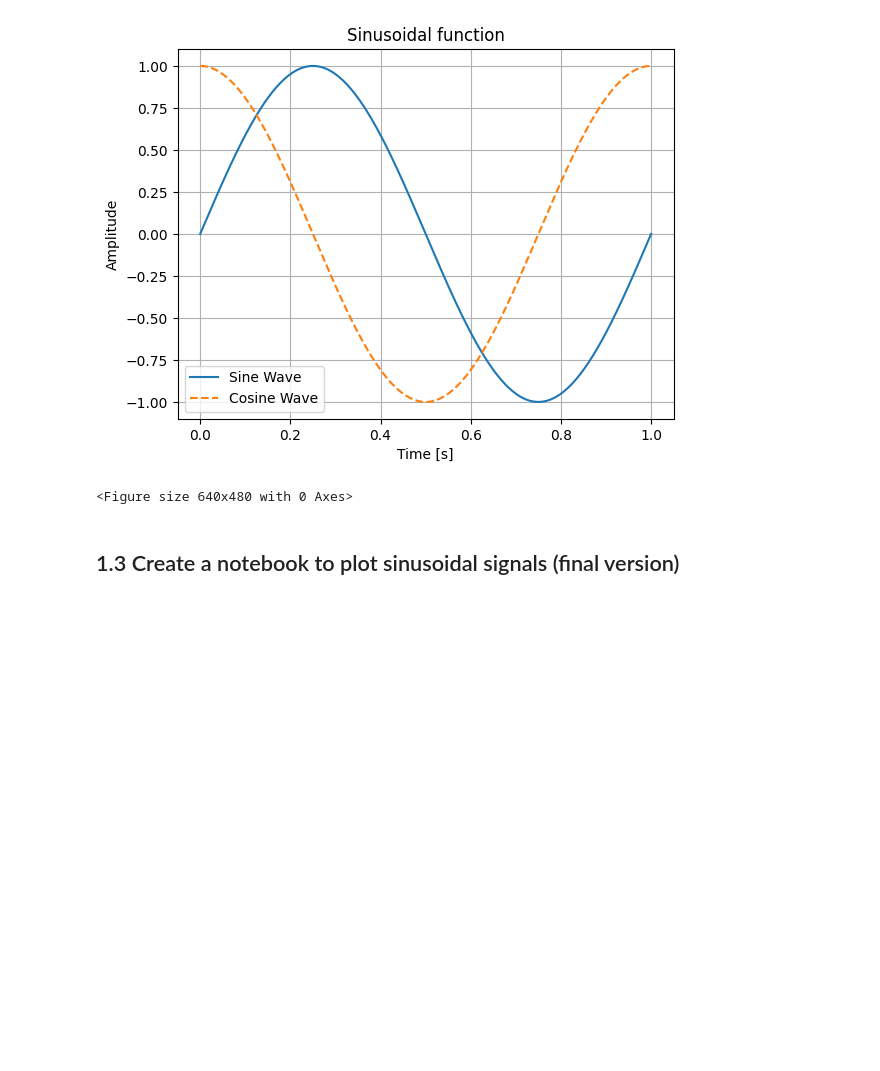
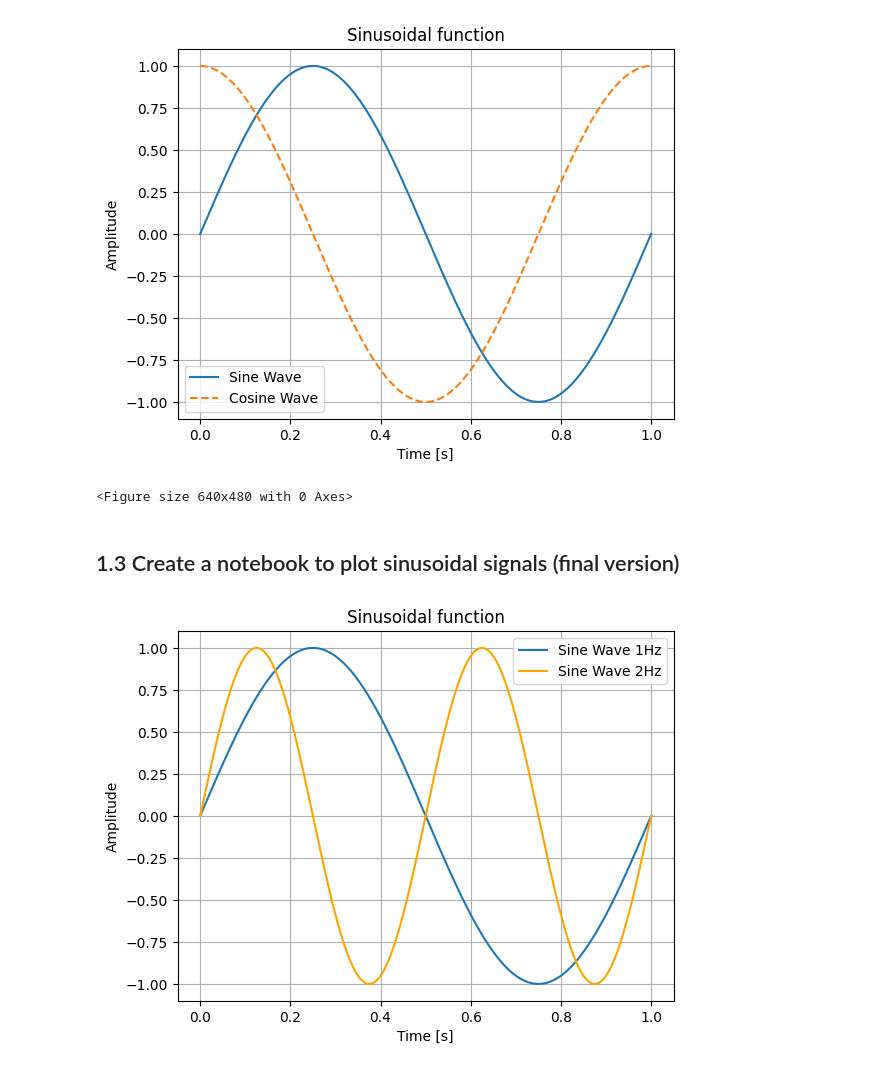
Before and after one commit to chloelaignel31-boop/Series02_python_sinusoide, a Jupyter notebook: Series02_python.ipynb, the cells around one changed output. Cells and saved outputs as stored; diff of their text form; code cells hidden in the pictures; blank space fills up the shorter version.

Commit message:
plot.1.3

```diff
--- a/Series02_python.ipynb
+++ b/Series02_python.ipynb
@@ -75,0 +74,17 @@ plt.savefig("figures/sinusoidal_signal_with_cosine.png")
+# %%
+# Create a function called sinusoidal_plot
+s1 = np.sin(2 * np.pi * t)  # sine wave with period 1s
+S2 = np.sin(4 * np.pi * t)  # sine wave with period 0.5s
+def sinusoidal_plot():
+    plt.plot(t, s1, label='Sine Wave 1Hz')
+    plt.plot(t, S2, label='Sine Wave 2Hz', color='orange')
+    plt.title("Sinusoidal function")
+    plt.xlabel("Time [s]")
+    plt.ylabel("Amplitude")
+    plt.grid(True)
+    plt.legend()
+    plt.show()
+
+plt.show(sinusoidal_plot())
+# %% [output]
+[figure, added]
```
Also changed, not shown: parts of 1 cell of this notebook.
